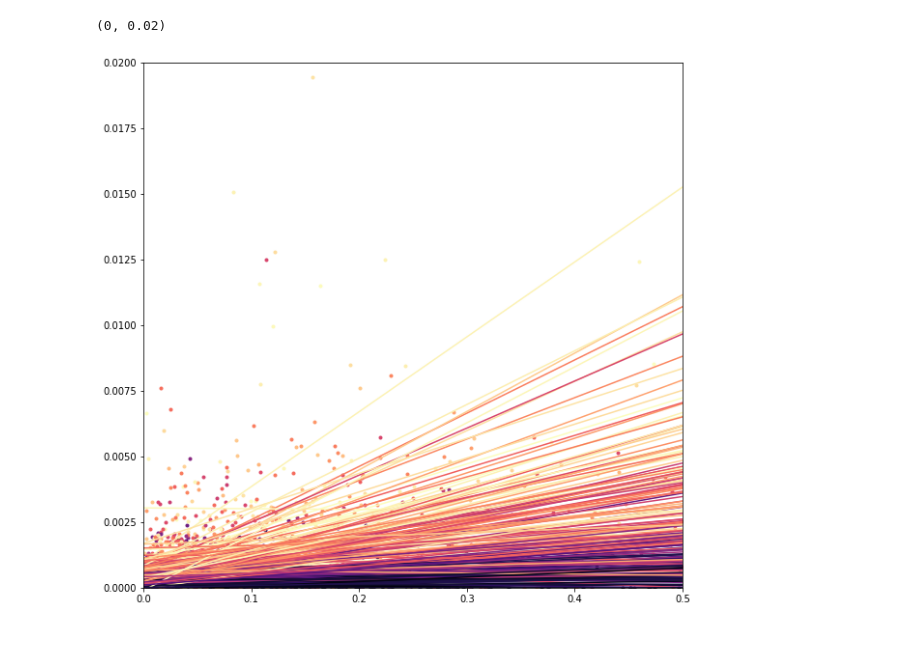
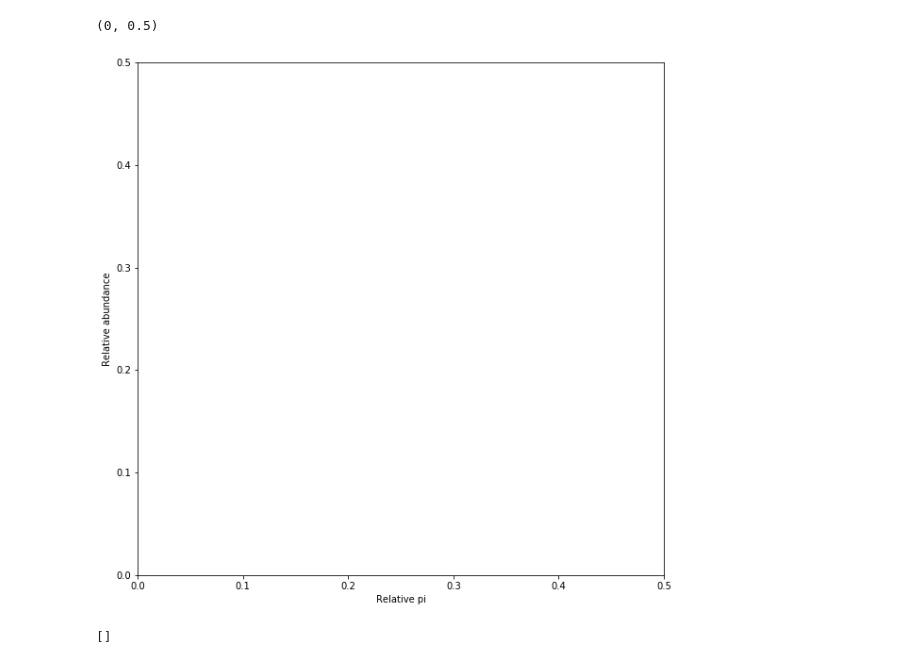
Before and after one commit to messDiv/MESS, a Jupyter notebook: jupyter-notebooks/plotting/AbundanceGeneticDiversityCorrelation.ipynb, the cells around one changed output. Cells and saved outputs as stored; diff of their text form; code cells hidden in the pictures.

Commit message:
Massive update of plotting notebooks

```diff
--- a/jupyter-notebooks/plotting/AbundanceGeneticDiversityCorrelation.ipynb
+++ b/jupyter-notebooks/plotting/AbundanceGeneticDiversityCorrelation.ipynb
@@ -9,25 +9,33 @@ import glob
 cmap = matplotlib.cm.get_cmap('magma')
 # %%
 #fs = glob.glob("/home/isaac/Continuosity/tmp/MESS/MESS/1000_tmp/watdo*/*-megalog.txt")
-fs = glob.glob("/home/isaac/Continuosity/MESS/MESS/default_MESS/watdo*/*-megalog.txt")
+fs = glob.glob("/home/iovercast/Continuosity/MESS/MESS/default_MESS/watdo*/*-megalog.txt")
 fig, ax = plt.subplots(figsize=(10, 10))
-for f in fs[:200]:
+for f in fs[:50]:
     _lambda = float(f.split("/")[-1].split("-")[1])
-    #if _lambda > 0.11:# or _lambda > 0.116:
+    #if _lambda < 0.15:# or _lambda > 0.116:
     #    continue
     #print(_lambda)
     df = pd.read_csv(f, header=0)
-    x = df["abundance"]/np.sum(df["abundance"])
-    y = df["pi_local"]
+    x = df["pi_local"]/np.sum(df["pi_local"])
+    y = df["abundance"]/np.sum(df["abundance"])
     slope, intercept, r_value, p_value, std_err = linregress(x,y)
     #plt.plot(x,y,'o', x, line, c=cmap(_lambda))
     xs = np.linspace(0,1,500)
     ys = slope*xs+intercept
     ax.plot(xs, ys, c=cmap(_lambda))
     ax.scatter(x, y, marker='.', c=cmap(_lambda))
+ax.set_xlabel("Relative pi")
+ax.set_ylabel("Relative abundance")
 ax.set_xlim(0, 0.5)
-ax.set_ylim(0, 0.02)
+ax.set_ylim(0, 0.5)
 #fig.colorbar(cax, ticks=[0, 1])
 # %% [output]
-(0, 0.02)
+(0, 0.5)
-[figure, old version]
+[figure, new version]
+# %%
+fs = glob.glob("/home/iovercast/Continuosity/MESS/MESS/default_MESS/")
+
+fs
+# %% [output]
+[]
```
Also changed, not shown: 20 other files.
